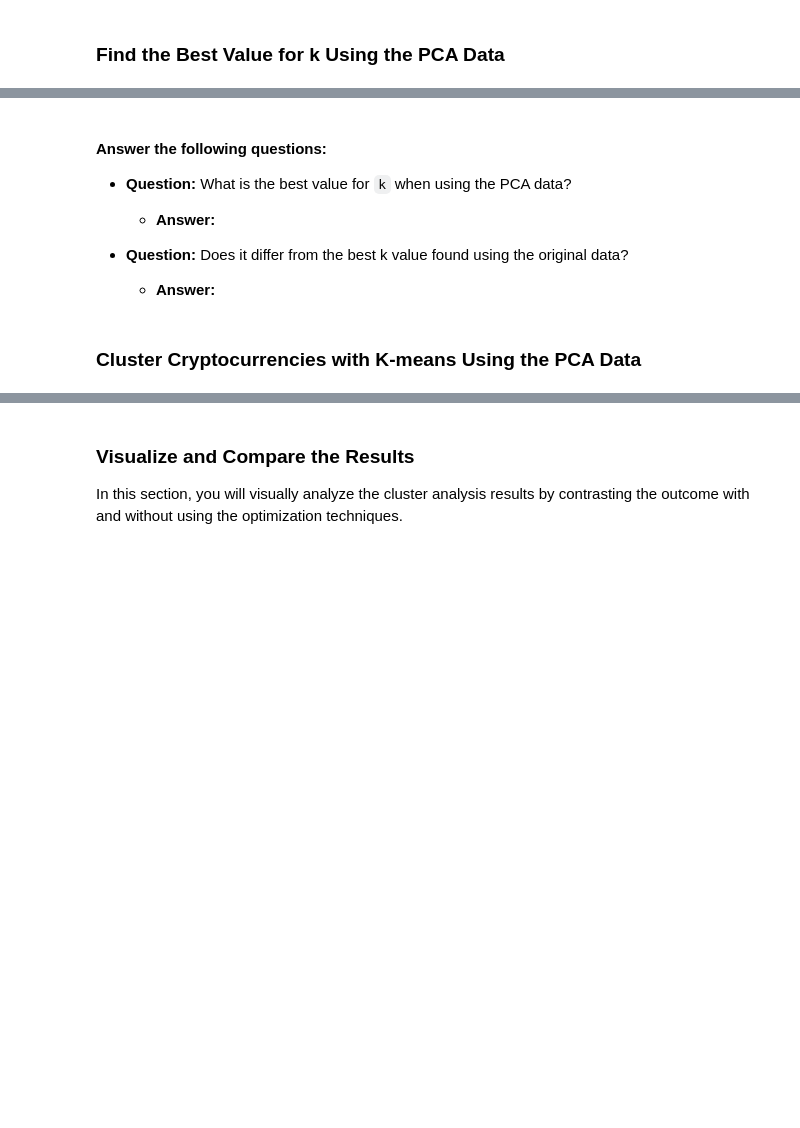
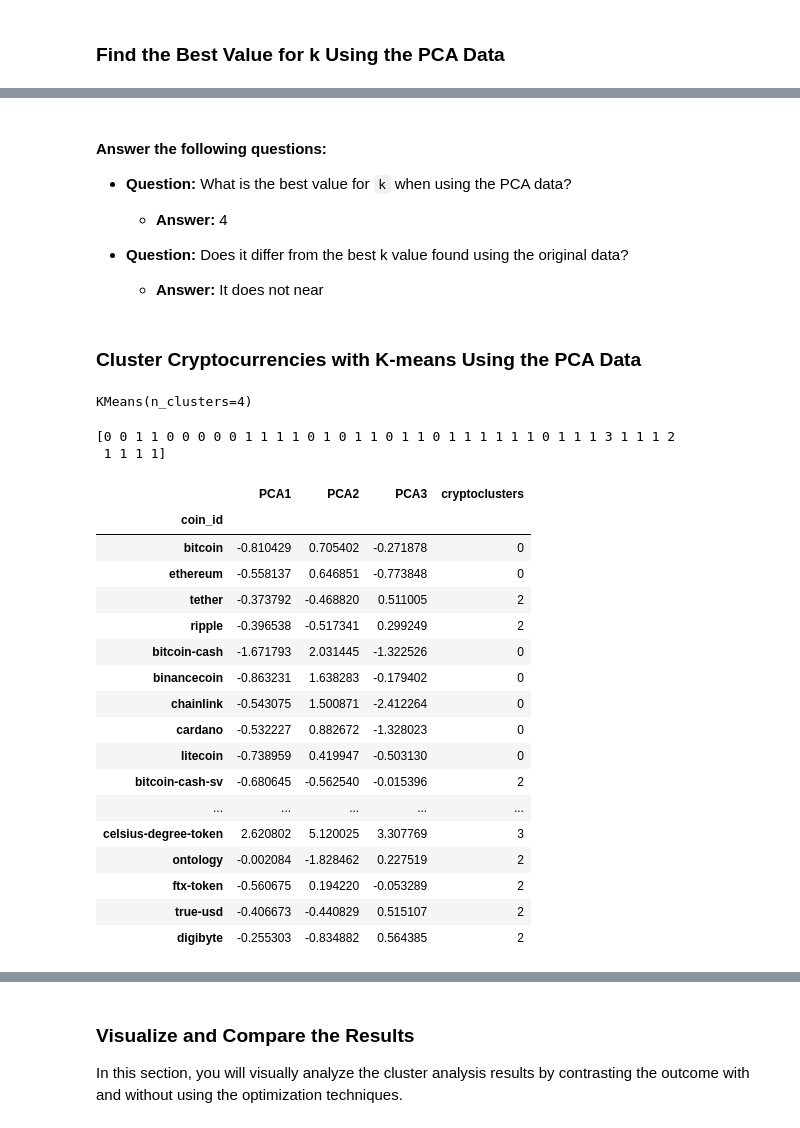
Before and after one commit to Fidel97/CryptoClustering, a Jupyter notebook: Starter_Code/Crypto_Clustering_starter_code.ipynb, the cells around one changed output, grey strips where cells are left out. Cells and saved outputs as stored; diff of their text form; code cells hidden in the pictures; blank space fills up the shorter version.

```diff
--- a/Starter_Code/Crypto_Clustering_starter_code.ipynb
+++ b/Starter_Code/Crypto_Clustering_starter_code.ipynb
@@ -184,14 +226,19 @@ elbow_plot_market
 ### Find the Best Value for k Using the PCA Data
 # %%
 # Create a list with the number of k-values from 1 to 11
+k = list(range(1, 11))
 # %%
 # Create an empty list to store the inertia values
 
-
+inertia= []
 # Create a for loop to compute the inertia with each possible value of k
 # Inside the loop:
 # 1. Create a KMeans model using the loop counter for the n_clusters
 # 2. Fit the model to the data using `df_market_data_pca`
 # 3. Append the model.inertia_ to the inertia list
+for i in k:
+    model = KMeans(n_clusters=i, random_state=0)
+    model.fit(df_crypto_pca)
+    inertia.append(model.inertia_)
 # %%
 # Create a dictionary with the data to plot the Elbow curve
@@ -205,30 +261,58 @@ elbow_plot_market
 
 * **Question:** What is the best value for `k` when using the PCA data?
 
-  * **Answer:**
+  * **Answer:** 4
 
 
 * **Question:** Does it differ from the best k value found using the original data?
 
-  * **Answer:**
+  * **Answer:** It does not near
 # %% [markdown]
 ### Cluster Cryptocurrencies with K-means Using the PCA Data
 # %%
 # Initialize the K-Means model using the best value for k
+model = KMeans(n_clusters=4)
 # %%
 # Fit the K-Means model using the PCA data
+model.fit(df_crypto_pca)
+# %% [output]
+KMeans(n_clusters=4)
 # %%
 # Predict the clusters to group the cryptocurrencies using the PCA data
-
+crypto_clusters1 = model.predict(df_crypto_pca)
 # Print the resulting array of cluster values.
+print(crypto_clusters1)
+# %% [output]
+[0 0 1 1 0 0 0 0 0 1 1 1 1 0 1 0 1 1 0 1 1 0 1 1 1 1 1 1 0 1 1 1 3 1 1 1 2
+ 1 1 1 1]
 # %%
 # Create a copy of the DataFrame with the PCA data
-
+df_cpa_predictions= df_crypto_pca.copy()
 
 # Add a new column to the DataFrame with the predicted clusters
 
-
+df_cpa_predictions["cryptoclusters"]= crypto_clusters
 # Display sample data
+df_cpa_predictions
+# %% [output]
+|  | PCA1 | PCA2 | PCA3 | cryptoclusters |
+| coin_id |  |  |  |  |
+| bitcoin | -0.810429 | 0.705402 | -0.271878 | 0 |
+| ethereum | -0.558137 | 0.646851 | -0.773848 | 0 |
+| tether | -0.373792 | -0.468820 | 0.511005 | 2 |
+| ripple | -0.396538 | -0.517341 | 0.299249 | 2 |
+| bitcoin-cash | -1.671793 | 2.031445 | -1.322526 | 0 |
+| binancecoin | -0.863231 | 1.638283 | -0.179402 | 0 |
+| chainlink | -0.543075 | 1.500871 | -2.412264 | 0 |
+| cardano | -0.532227 | 0.882672 | -1.328023 | 0 |
+| litecoin | -0.738959 | 0.419947 | -0.503130 | 0 |
+| bitcoin-cash-sv | -0.680645 | -0.562540 | -0.015396 | 2 |
+| ... | ... | ... | ... | ... |
+| celsius-degree-token | 2.620802 | 5.120025 | 3.307769 | 3 |
+| ontology | -0.002084 | -1.828462 | 0.227519 | 2 |
+| ftx-token | -0.560675 | 0.194220 | -0.053289 | 2 |
+| true-usd | -0.406673 | -0.440829 | 0.515107 | 2 |
+| digibyte | -0.255303 | -0.834882 | 0.564385 | 2 |
 # %%
 # Create a scatter plot using hvPlot by setting
 # `x="PC1"` and `y="PC2"`.
```
Also changed, not shown: parts of 17 cells of this notebook.
